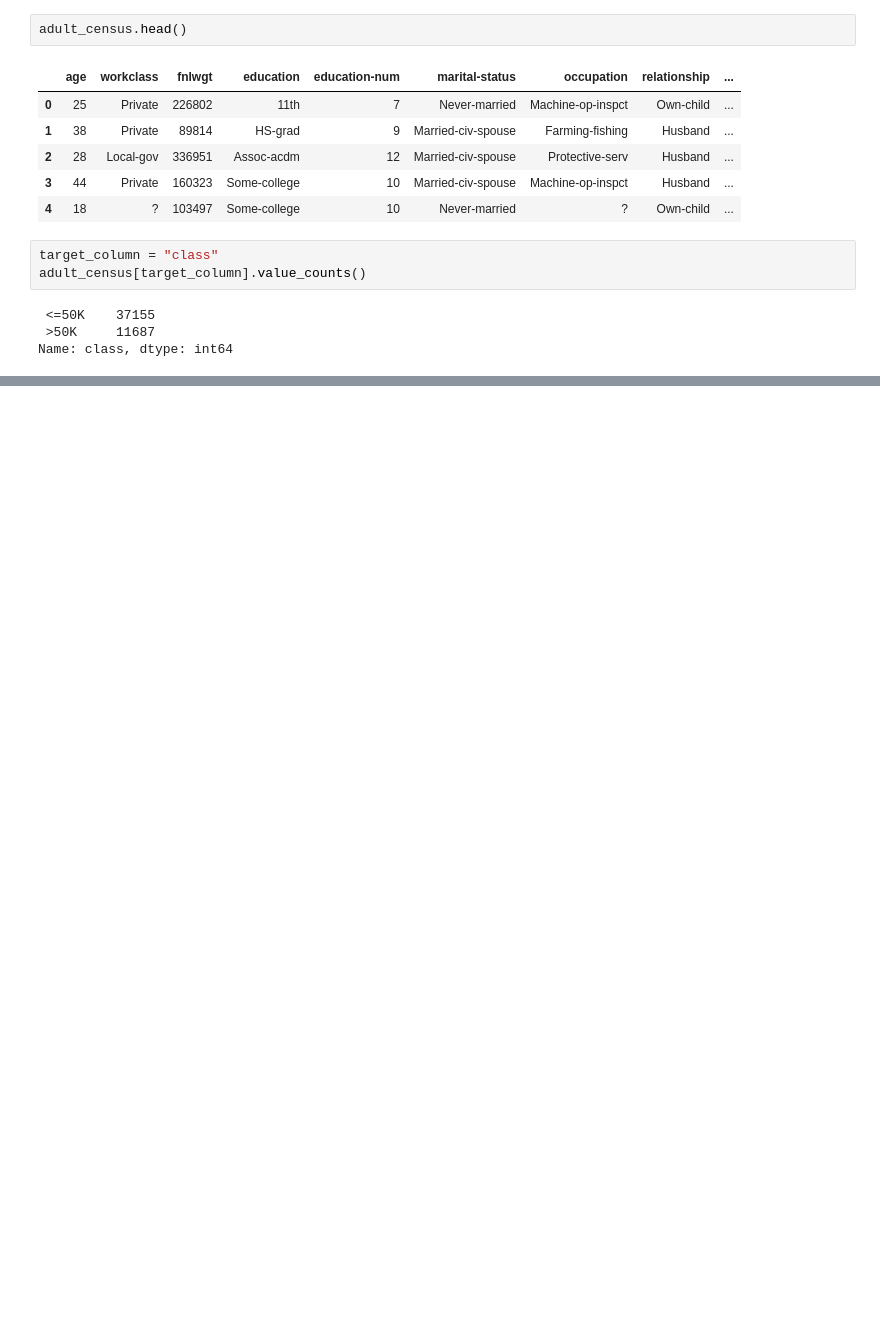
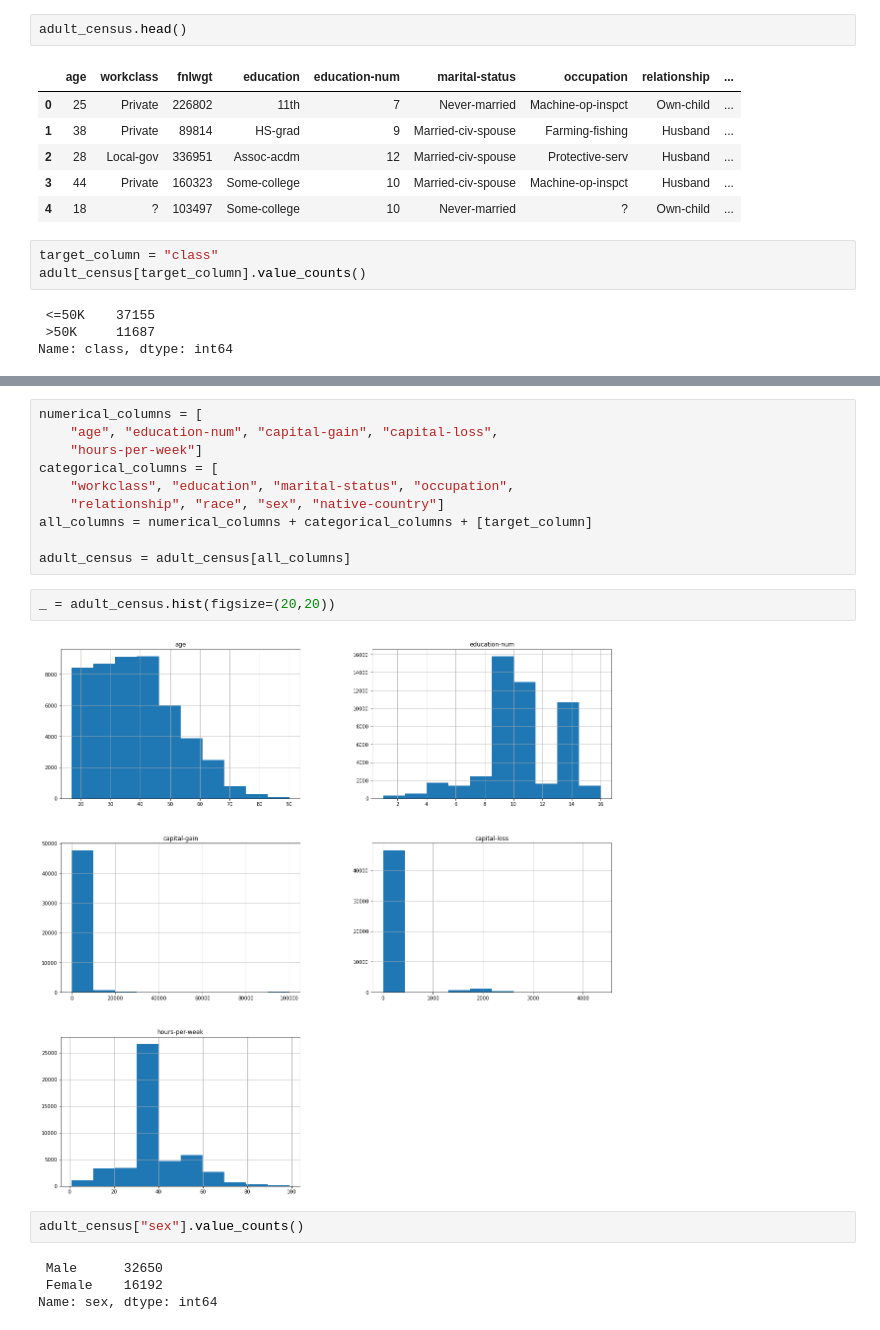
Before and after one commit to vpasquier/mooc-scikit, a Jupyter notebook: predictive_modeling_pipeline/dataset.ipynb, the cells around one changed output, grey strips where cells are left out. Cells and saved outputs as stored; diff of their text form; blank space fills up the shorter version.

```diff
--- a/predictive_modeling_pipeline/dataset.ipynb
+++ b/predictive_modeling_pipeline/dataset.ipynb
@@ -20,0 +33,20 @@ Name: class, dtype: int64
+# %%
+numerical_columns = [
+    "age", "education-num", "capital-gain", "capital-loss",
+    "hours-per-week"]
+categorical_columns = [
+    "workclass", "education", "marital-status", "occupation",
+    "relationship", "race", "sex", "native-country"]
+all_columns = numerical_columns + categorical_columns + [target_column]
+
+adult_census = adult_census[all_columns]
+# %%
+_ = adult_census.hist(figsize=(20,20))
+# %% [output]
+[figure, added]
+# %%
+adult_census["sex"].value_counts()
+# %% [output]
+ Male      32650
+ Female    16192
+Name: sex, dtype: int64
```
Also changed, not shown: parts of 34 cells of this notebook, 1 other file.
